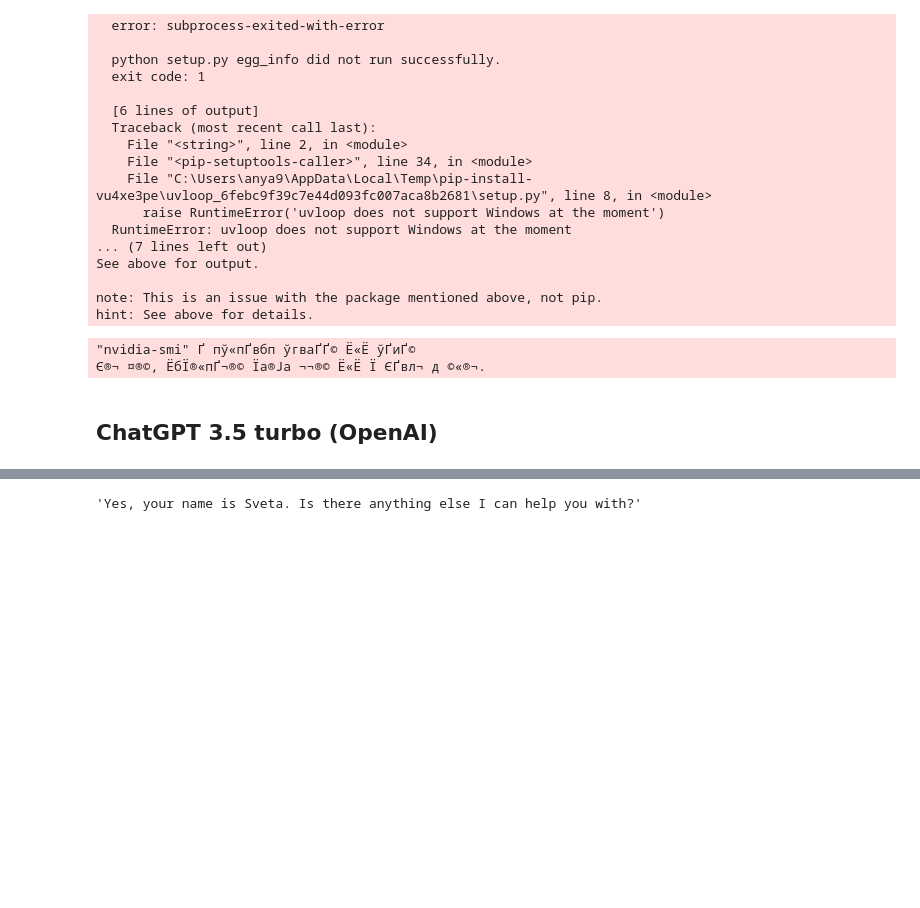
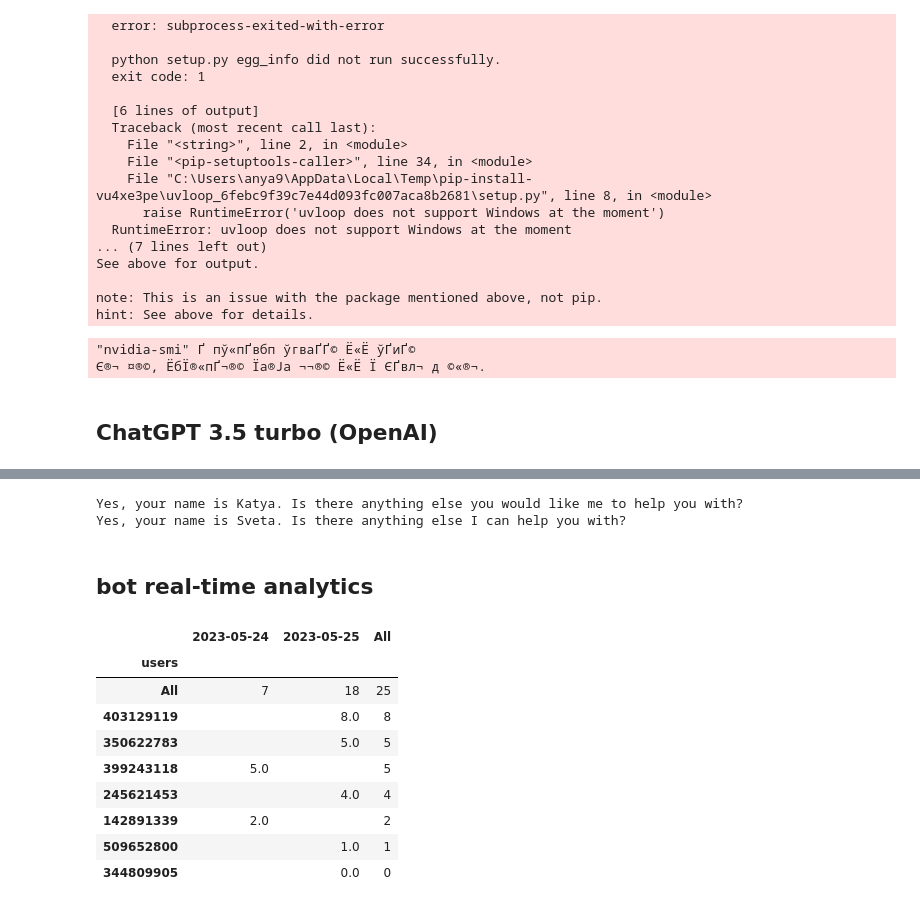
Before and after one commit to AnnettVsemPrivet/projects, a Jupyter notebook: emotion_classification/emotion_classification.ipynb, the cells around one changed output, grey strips where cells are left out. Saved outputs shown, nothing was run; the diff lists cells and outputs as text; code cells hidden in the pictures; blank space fills up the shorter version.

```diff
--- a/emotion_classification/emotion_classification.ipynb
+++ b/emotion_classification/emotion_classification.ipynb
@@ -444,4 +438,0 @@ all_convos[112].run(input='do you know my name?')
-# %%
-all_convos[345].run(input='do you know my name?')
-# %% [output]
-'Yes, your name is Sveta. Is there anything else I can help you with?'
@@ -447,0 +441,12 @@ all_convos[345].run(input='do you know my name?')
+# %%
+all_convos[112].run(input='my name is Katya')
+time.sleep(60)
+all_convos[345].run(input='my name is Sveta')
+time.sleep(60)
+
+print(all_convos[112].run(input='do you know my name?'))
+time.sleep(60)
+print(all_convos[345].run(input='do you know my name?'))
+# %% [output]
+Yes, your name is Katya. Is there anything else you would like me to help you with?
+Yes, your name is Sveta. Is there anything else I can help you with?
@@ -447,0 +455,28 @@ all_convos[345].run(input='do you know my name?')
+# %% [markdown]
+## bot real-time analytics
+# %%
+# users per day
+
+import json
+with open('bot_data/arr_discs.json') as user_file:
+    dict_discs = json.load(user_file)
+
+import pandas as pd
+all_comm = pd.DataFrame([sum([x.split('_'), [len(dict_discs[x])]],[]) for x in list(dict_discs.keys())], columns=['users','time','num_mess'])
+all_comm['time'] = all_comm.apply(lambda x: datetime.datetime.fromtimestamp(int(x['time'])), axis=1)
+all_comm = all_comm.query('users!="316527246"')
+df_pivot = all_comm.pivot_table('num_mess', index='users', columns='time', aggfunc='sum', fill_value='', margins=True)
+df_pivot = df_pivot.reindex(df_pivot['All'].sort_values(ascending=False).index)
+df_pivot.columns = [str(x).split(" ")[0] for x in df_pivot.columns]
+df_pivot
+# %% [output]
+|  | 2023-05-24 | 2023-05-25 | All |
+| users |  |  |  |
+| All | 7 | 18 | 25 |
+| 403129119 |  | 8.0 | 8 |
+| 350622783 |  | 5.0 | 5 |
+| 399243118 | 5.0 |  | 5 |
+| 245621453 |  | 4.0 | 4 |
+| 142891339 | 2.0 |  | 2 |
+| 509652800 |  | 1.0 | 1 |
+| 344809905 |  | 0.0 | 0 |
```
Also changed, not shown: parts of 11 cells of this notebook, 1 other file.
